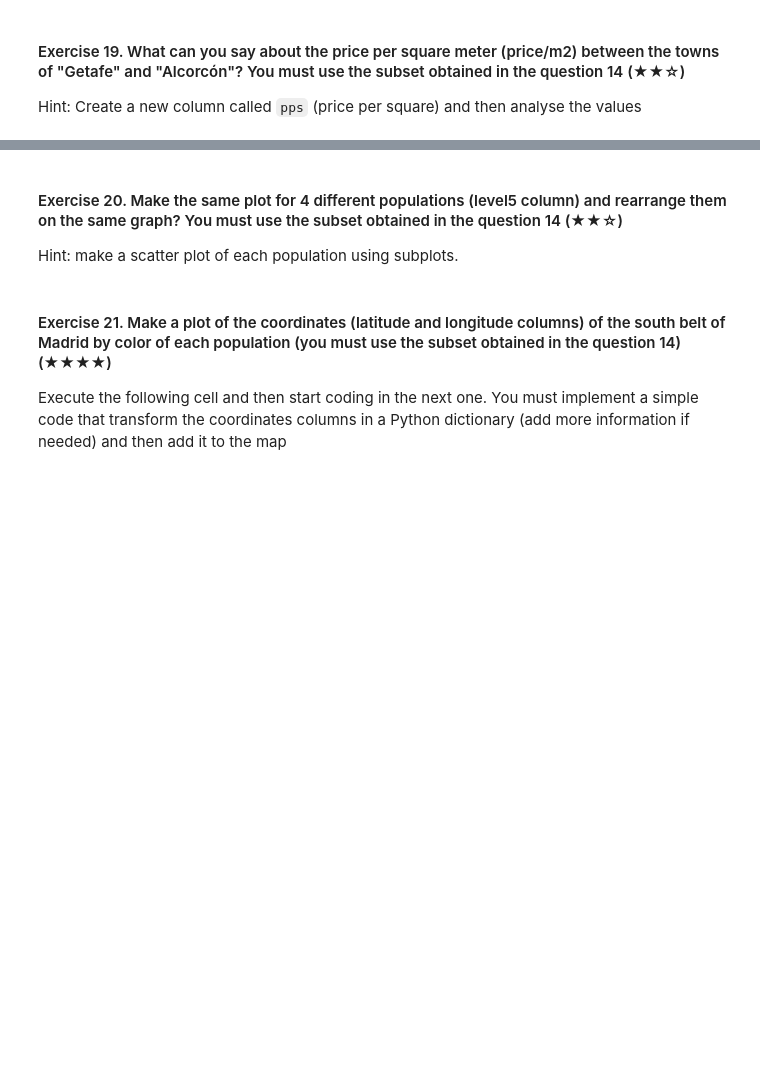
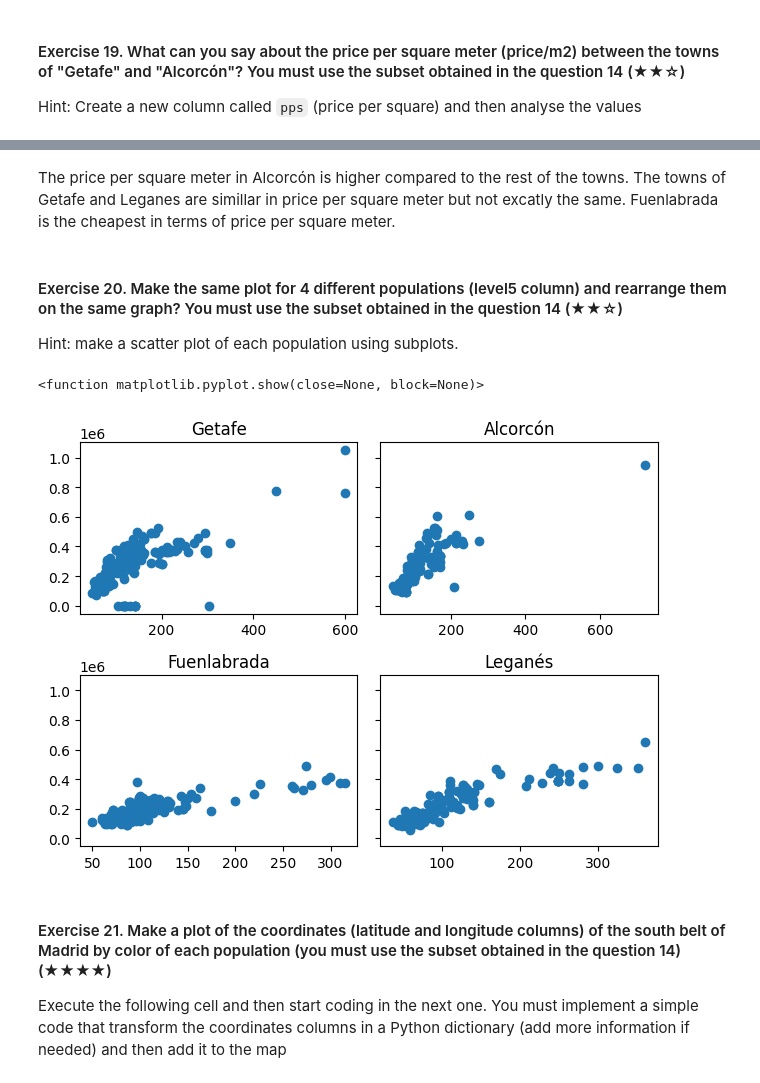
Before and after one commit to Skcodingacademy/realestate-datacleanup-exercise, a Jupyter notebook: project.ipynb, the cells around one changed output, grey strips where cells are left out. Saved outputs shown, nothing was run; the diff lists cells and outputs as text; code cells hidden in the pictures; blank space fills up the shorter version.

```diff
--- a/project.ipynb
+++ b/project.ipynb
@@ -477,5 +477,9 @@ The town of Getafe seems to have a higher price compared to all the rest of the
 
 Hint: Create a new column called `pps` (price per square) and then analyse the values
 # %%
-ds["pps"] = ds['price'] / ds['surface']
+southBelt["pps"] = southBelt['price'] / southBelt['surface']
+locationFilter = [  "Getafe", "Alcorcón" ]
+locationsPPS = southBelt[southBelt['level5'].isin(locationFilter)]
+locationsPPS2 = southBelt.groupby('level5')['pps'].median()
+print(locationsPPS2)
 # %% [output]
@@ -483,8 +497,25 @@ AttributeError: 'DataFrame' object has no attribute 'southBelt'
+# %% [markdown]
+The price per square meter in Alcorcón is higher compared to the rest of the towns. The towns of Getafe and Leganes are simillar in price per square meter but not excatly the same. Fuenlabrada is the cheapest in terms of price per square meter.
 # %% [markdown]
 #### Exercise 20. Make the same plot for 4 different populations (level5 column) and rearrange them on the same graph? You must use the subset obtained in the question 14 (★★☆)
 Hint: make a scatter plot of each population using subplots.
 # %%
+
+
 fig, ax = plt.subplots(2,2, sharey= True)
+ax[0, 0].scatter(southBelt.loc[(southBelt["level5"]=="Getafe"),"surface"], southBelt.loc[(southBelt["level5"]=="Getafe"),"price"])
+ax[0,1].scatter(southBelt.loc[(southBelt["level5"]=="Alcorcón"),"surface"], southBelt.loc[(southBelt["level5"]=="Alcorcón"),"price"])
+ax[1,0].scatter(southBelt.loc[(southBelt["level5"]=="Fuenlabrada"),"surface"], southBelt.loc[(southBelt["level5"]=="Fuenlabrada"),"price"])
+ax[1,1].scatter(southBelt.loc[(southBelt["level5"]=="Leganés"),"surface"], southBelt.loc[(southBelt["level5"]=="Leganés"),"price"])
+ax[0,0].set_title('Getafe')
+ax[0,1].set_title("Alcorcón")
+ax[1,0].set_title("Fuenlabrada")
+ax[1,1].set_title("Leganés")
+plt.tight_layout()
+plt.show
+# %% [output]
+<function matplotlib.pyplot.show(close=None, block=None)>
+[figure, added]
 # %% [markdown]
 #### Exercise 21. Make a plot of the coordinates (latitude and longitude columns) of the south belt of Madrid by color of each population (you must use the subset obtained in the question 14) (★★★★)
 
```
Also changed, not shown: parts of 3 cells of this notebook.
